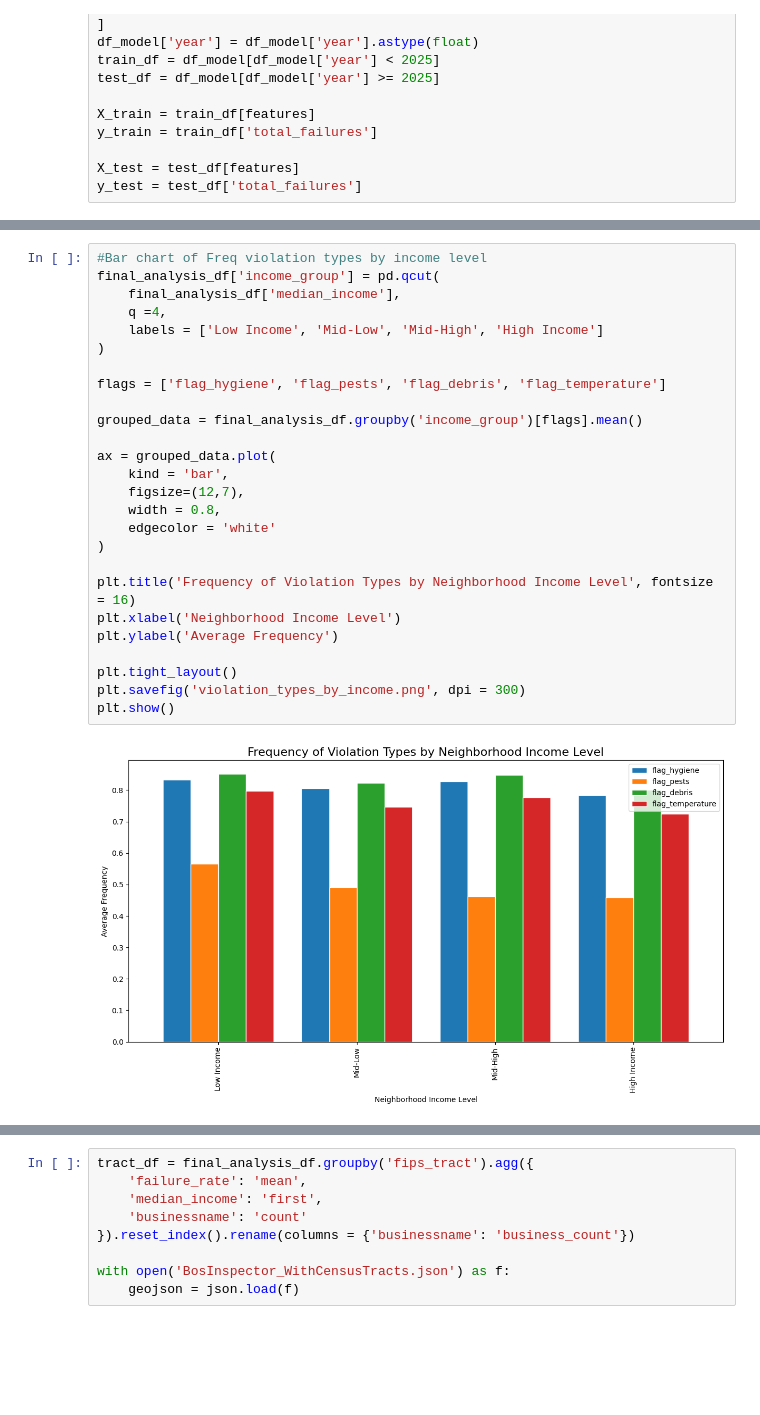
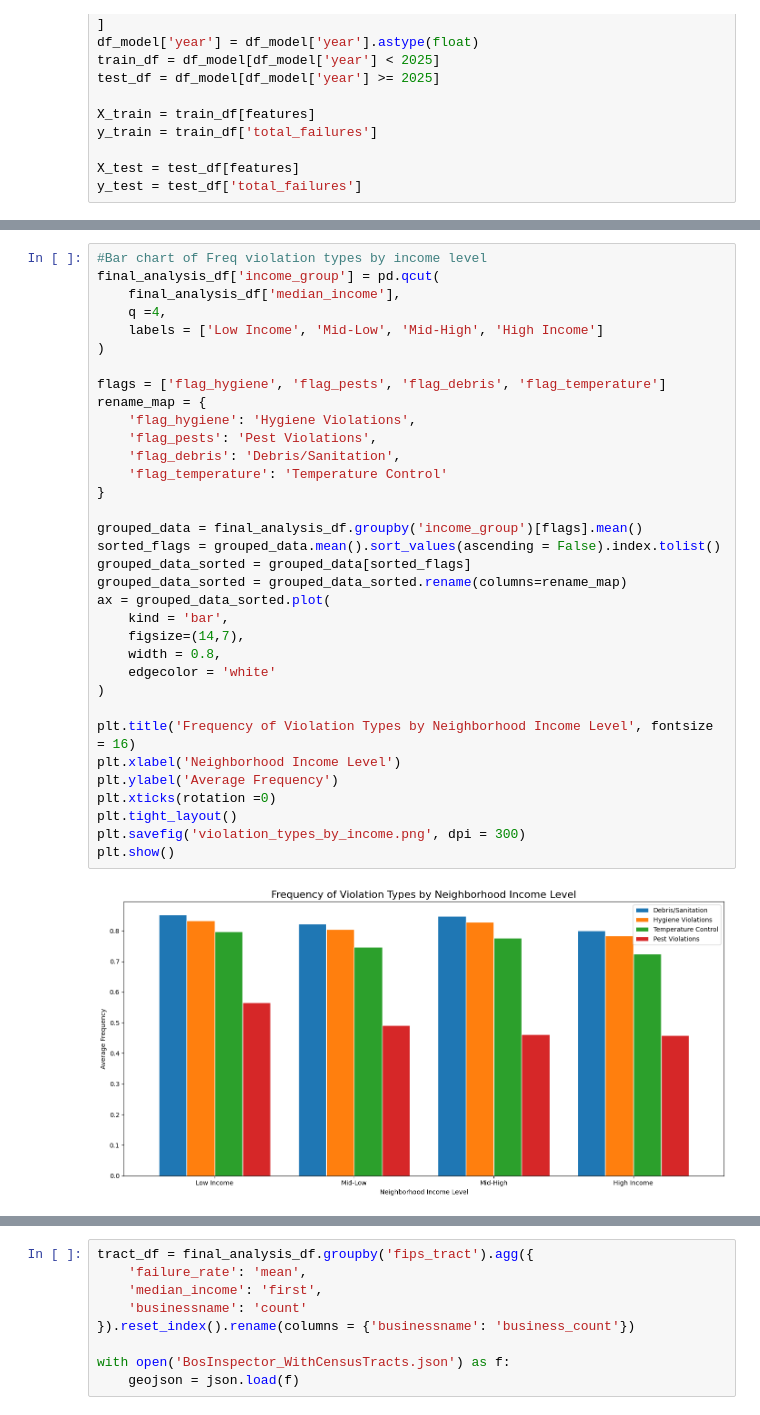
Before and after one commit to sy112-ops/YehS.ProjectDSH, a Jupyter notebook: YehS.ProjectDSH.ipynb, the cells around one changed output, grey strips where cells are left out. Drawn from its saved outputs; the diff is of its cells as text; blank space fills up the shorter version.

```diff
--- a/YehS.ProjectDSH.ipynb
+++ b/YehS.ProjectDSH.ipynb
@@ -608,28 +583,36 @@ plt.show()
 # %%
 #Bar chart of Freq violation types by income level
 final_analysis_df['income_group'] = pd.qcut(
     final_analysis_df['median_income'],
     q =4,
     labels = ['Low Income', 'Mid-Low', 'Mid-High', 'High Income']
 )
 
 flags = ['flag_hygiene', 'flag_pests', 'flag_debris', 'flag_temperature']
+rename_map = {
+    'flag_hygiene': 'Hygiene Violations',
+    'flag_pests': 'Pest Violations',
+    'flag_debris': 'Debris/Sanitation',
+    'flag_temperature': 'Temperature Control'
+}
 
 grouped_data = final_analysis_df.groupby('income_group')[flags].mean()
-
-ax = grouped_data.plot(
+sorted_flags = grouped_data.mean().sort_values(ascending = False).index.tolist()
+grouped_data_sorted = grouped_data[sorted_flags]
+grouped_data_sorted = grouped_data_sorted.rename(columns=rename_map)
+ax = grouped_data_sorted.plot(
     kind = 'bar',
-    figsize=(12,7),
+    figsize=(14,7),
     width = 0.8,
     edgecolor = 'white'
 )
 
 plt.title('Frequency of Violation Types by Neighborhood Income Level', fontsize = 16)
 plt.xlabel('Neighborhood Income Level')
 plt.ylabel('Average Frequency')
-
+plt.xticks(rotation =0)
 plt.tight_layout()
 plt.savefig('violation_types_by_income.png', dpi = 300)
 plt.show()
 # %% [output]
-[figure, old version]
+[figure, new version]
```
Also changed, not shown: parts of 22 cells of this notebook.
